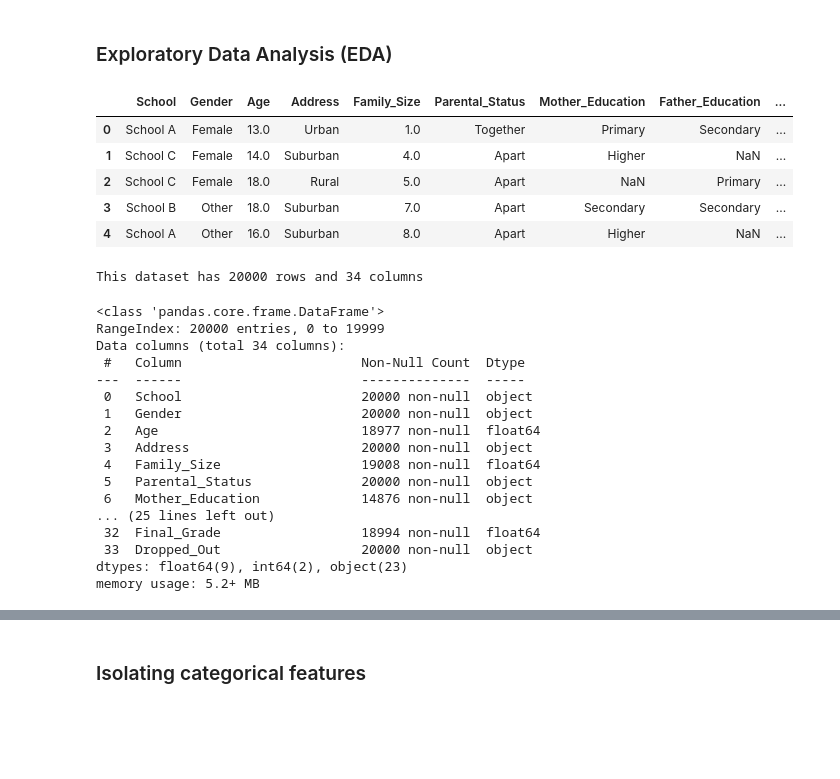
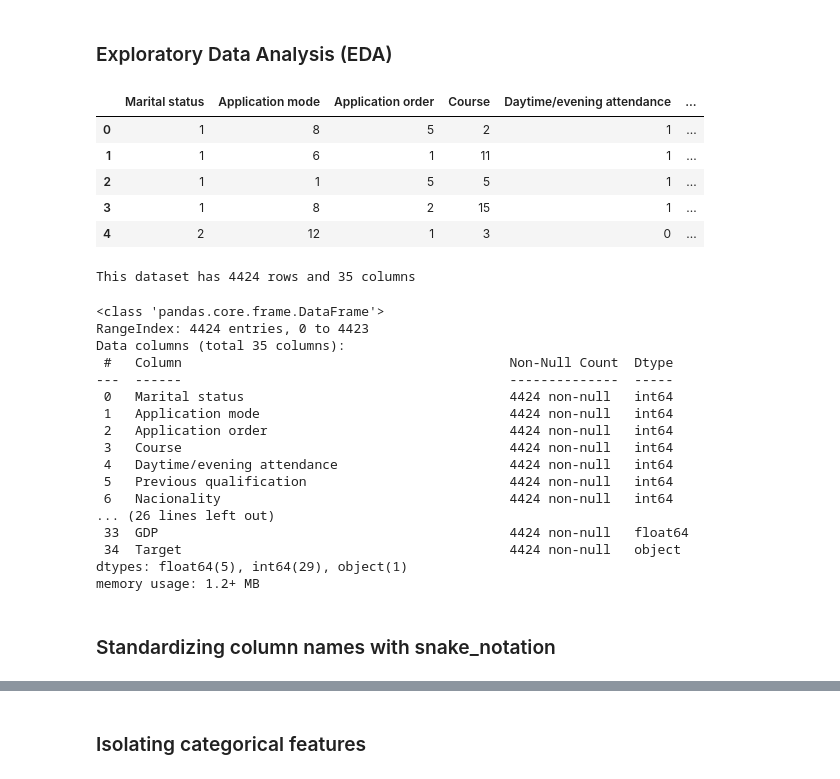
Before and after one commit to mrme77/School_DropOuts, a Jupyter notebook: Analysis.ipynb, the cells around one changed output, grey strips where cells are left out. Saved outputs shown, nothing was run; the diff lists cells and outputs as text; code cells hidden in the pictures; blank space fills up the shorter version.

```diff
--- a/Analysis.ipynb
+++ b/Analysis.ipynb
@@ -35,36 +38,38 @@ Matplotlib is building the font cache; this may take a moment.
 # %% [markdown]
 ### Exploratory Data Analysis (EDA)
 # %%
-df = pd.read_csv('./student_data.csv')
+df = pd.read_csv('./dataset.csv')
 df.head()
 # %% [output]
-|  | School | Gender | Age | Address | Family_Size | Parental_Status | Mother_Education | Father_Education | ... |
-| 0 | School A | Female | 13.0 | Urban | 1.0 | Together | Primary | Secondary | ... |
-| 1 | School C | Female | 14.0 | Suburban | 4.0 | Apart | Higher | NaN | ... |
-| 2 | School C | Female | 18.0 | Rural | 5.0 | Apart | NaN | Primary | ... |
-| 3 | School B | Other | 18.0 | Suburban | 7.0 | Apart | Secondary | Secondary | ... |
-| 4 | School A | Other | 16.0 | Suburban | 8.0 | Apart | Higher | NaN | ... |
+|  | Marital status | Application mode | Application order | Course | Daytime/evening attendance | ... |
+| 0 | 1 | 8 | 5 | 2 | 1 | ... |
+| 1 | 1 | 6 | 1 | 11 | 1 | ... |
+| 2 | 1 | 1 | 5 | 5 | 1 | ... |
+| 3 | 1 | 8 | 2 | 15 | 1 | ... |
+| 4 | 2 | 12 | 1 | 3 | 0 | ... |
 # %%
 print("This dataset has {} rows and {} columns".format(df.shape[0],df.shape[1]))
 # %% [output]
-This dataset has 20000 rows and 34 columns
+This dataset has 4424 rows and 35 columns
 # %%
 df.info()
 # %% [output]
 <class 'pandas.core.frame.DataFrame'>
-RangeIndex: 20000 entries, 0 to 19999
-Data columns (total 34 columns):
- #   Column                       Non-Null Count  Dtype
----  ------                       --------------  -----
- 0   School                       20000 non-null  object
- 1   Gender                       20000 non-null  object
- 2   Age                          18977 non-null  float64
- 3   Address                      20000 non-null  object
- 4   Family_Size                  19008 non-null  float64
- 5   Parental_Status              20000 non-null  object
- 6   Mother_Education             14876 non-null  object
-... (25 lines left out)
- 32  Final_Grade                  18994 non-null  float64
- 33  Dropped_Out                  20000 non-null  object
-dtypes: float64(9), int64(2), object(23)
-memory usage: 5.2+ MB
+RangeIndex: 4424 entries, 0 to 4423
+Data columns (total 35 columns):
+ #   Column                                          Non-Null Count  Dtype
+---  ------                                          --------------  -----
+ 0   Marital status                                  4424 non-null   int64
+ 1   Application mode                                4424 non-null   int64
+ 2   Application order                               4424 non-null   int64
+ 3   Course                                          4424 non-null   int64
+ 4   Daytime/evening attendance                      4424 non-null   int64
+ 5   Previous qualification                          4424 non-null   int64
+ 6   Nacionality                                     4424 non-null   int64
+... (26 lines left out)
+ 33  GDP                                             4424 non-null   float64
+ 34  Target                                          4424 non-null   object
+dtypes: float64(5), int64(29), object(1)
+memory usage: 1.2+ MB
+# %% [markdown]
+### Standardizing column names with snake_notation
```
Also changed, not shown: parts of 55 cells of this notebook, 2 other files.
